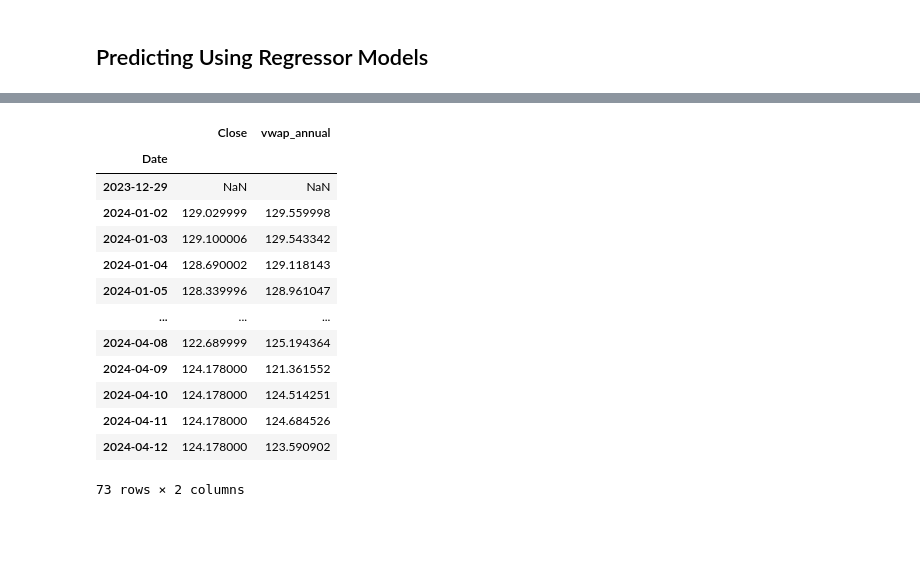
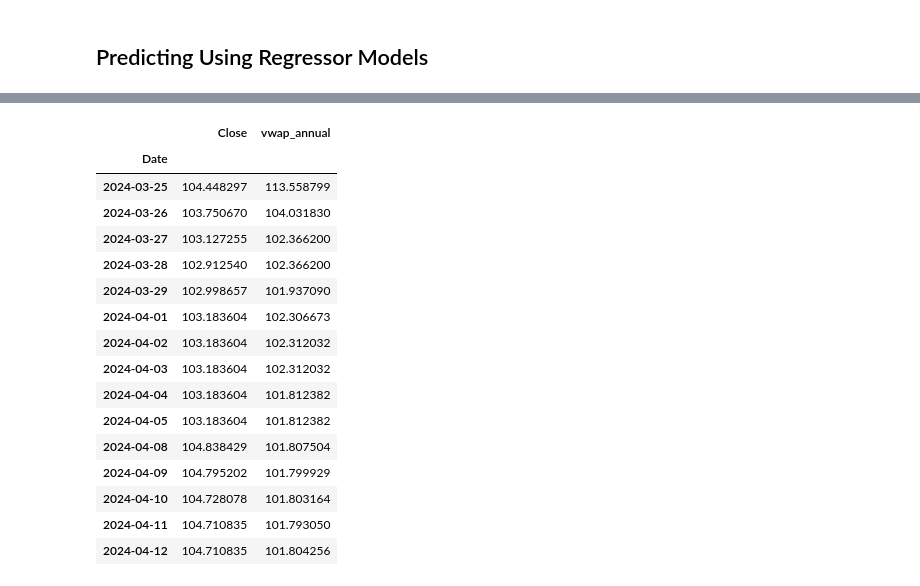
Before and after one commit to catherineGit/Project-2, a Jupyter notebook: Price_Prediction_Linear_Models.ipynb, the cells around one changed output, grey strips where cells are left out. Saved outputs shown, nothing was run; the diff lists cells and outputs as text; code cells hidden in the pictures; blank space fills up the shorter version.

```diff
--- a/Price_Prediction_Linear_Models.ipynb
+++ b/Price_Prediction_Linear_Models.ipynb
@@ -476,7 +508,7 @@ def predict_regressor_close_vwap():
     predictors_train_scaled = predictors_scaled.transform(predictors_train)
     predictors_test_scaled = predictors_scaled.transform(predictors_test)
 
-    list_of_regressors = [svr_rbf,knn_uniform,knn_distance,dtree]
+    list_of_regressors = [svr_rbf,knn_uniform,knn_distance,dtree,ens]
     target_predictions_close_df = target_test_close.copy()
     for model in list_of_regressors:
         model_instance_close = model
@@ -494,8 +526,7 @@ def predict_regressor_close_vwap():
     target_predictions_df = pd.concat([target_predictions_close_df,target_predictions_vwap_df],axis=1)
 
     display(target_predictions_df.tail())
-    display(target_predictions_close_df.hvplot())
-    display(target_predictions_vwap_df.hvplot())
+    display(target_predictions_close_df.hvplot(frame_width=500,frame_height=300))
     return(target_predictions_close_df,target_predictions_vwap_df,target_predictions_df)
 # %%
 # Calculating Root_Mean_Square_Error(RMSE)
@@ -529,9 +560,7 @@ def regressor_model_predictions():
     error_measures_vwap = error_measures_vwap.sort_values(by=['MAPE_vwap'])
 
     display(error_measures_close)
-    display(error_measures_close.hvplot.bar(rot=90))
-    display(error_measures_vwap)
-    display(error_measures_vwap.hvplot.bar(rot=90))
+    display(error_measures_close.hvplot.bar(rot=90,frame_width=700,frame_height=300))
 
     best_estimate_close = error_measures_close.index[0]
     best_estimate_vwap = error_measures_vwap.index[0]
@@ -560,11 +589,15 @@ def regressor_model_predictions():
     predictions_output['vwap_annual']=predictions_output['vwap_annual'].fillna(predictions_output[best_estimate_vwap])
 
     predictions = predictions_output[['Close','vwap_annual']]
+    best_model = best_estimate_close.removesuffix('_Close')
+    comparison_plot = predictions_output[['Close',best_estimate_close]].loc['2024':today].hvplot(frame_width=500,frame_height=300)
 
-    return (predictions)
+    return (comparison_plot,best_model,predictions)
 # %%
-stock_predictions_regr = regressor_model_predictions()
+regressor_plot,regressor,stock_predictions_regr = regressor_model_predictions()
 
-stock_predictions_regr
+display(stock_predictions_regr.tail())
+print(f'Best fit Regressor Model: {regressor}')
+regressor_plot
 # %% [output]
 [*********************100%%**********************]  1 of 1 completed
@@ -637,19 +670,19 @@ def best_fit_regr_future_prediction(df):
     predictors_train_scaled = predictors_scaled.transform(predictors_train)
     predictors_future_scaled = predictors_scaled.transform(predictors_future_df)
 
-    best_model_close = dtree
+    best_model_close = ens
     target_future_close = target_future_close_df.copy()
     model_instance_close = best_model_close
     model_instance_close.fit(predictors_train_scaled,target_train_close)
     model_prediction_close = model_instance_close.predict(predictors_future_scaled)
-    target_future_close[f'{best_model_close}_Close'] = model_prediction_close[-1]
+    target_future_close[f'{best_model_close}_Close'] = model_prediction_close
 
-    best_model_vwap = svr_rbf
+    best_model_vwap = ens
     target_future_vwap = target_future_vwap_df.copy()
     model_instance_vwap = best_model_vwap
     model_instance_vwap.fit(predictors_train_scaled,target_train_vwap)
     model_prediction_vwap = model_instance_vwap.predict(predictors_future_scaled)
-    target_future_vwap[f'{best_model_vwap}_vwap_annual'] = model_prediction_vwap[-1]
+    target_future_vwap[f'{best_model_vwap}_vwap_annual'] = model_prediction_vwap
 
     target_future_df = pd.concat([target_future_close,target_future_vwap],axis=1)
 
@@ -709,21 +742,27 @@ YUM:Yum! Brands
 ... (30 outputs left out)
 # %%
-display(future_stock_price_regr)
+display(future_stock_price_regr.loc[today:,:])
 
-future_stock_price_regr.loc[today:,'Close'].hvplot()
+future_plot_regr = future_stock_price_regr.loc[today:,'Close'].hvplot(frame_width=500,frame_height=300)
+
+display(future_plot_regr)
+display(regressor_plot*future_plot_regr)
 # %% [output]
 |  | Close | vwap_annual |
 | Date |  |  |
-| 2023-12-29 | NaN | NaN |
-| 2024-01-02 | 129.029999 | 129.559998 |
-| 2024-01-03 | 129.100006 | 129.543342 |
-| 2024-01-04 | 128.690002 | 129.118143 |
-| 2024-01-05 | 128.339996 | 128.961047 |
-| ... | ... | ... |
-| 2024-04-08 | 122.689999 | 125.194364 |
-| 2024-04-09 | 124.178000 | 121.361552 |
-| 2024-04-10 | 124.178000 | 124.514251 |
-| 2024-04-11 | 124.178000 | 124.684526 |
-| 2024-04-12 | 124.178000 | 123.590902 |
+| 2024-03-25 | 104.448297 | 113.558799 |
+| 2024-03-26 | 103.750670 | 104.031830 |
+| 2024-03-27 | 103.127255 | 102.366200 |
+| 2024-03-28 | 102.912540 | 102.366200 |
+| 2024-03-29 | 102.998657 | 101.937090 |
+| 2024-04-01 | 103.183604 | 102.306673 |
+| 2024-04-02 | 103.183604 | 102.312032 |
+| 2024-04-03 | 103.183604 | 102.312032 |
+| 2024-04-04 | 103.183604 | 101.812382 |
+| 2024-04-05 | 103.183604 | 101.812382 |
+| 2024-04-08 | 104.838429 | 101.807504 |
+| 2024-04-09 | 104.795202 | 101.799929 |
+| 2024-04-10 | 104.728078 | 101.803164 |
+| 2024-04-11 | 104.710835 | 101.793050 |
+| 2024-04-12 | 104.710835 | 101.804256 |
-73 rows × 2 columns
 [interactive output not drawn]
```
Also changed, not shown: parts of 12 cells of this notebook.
